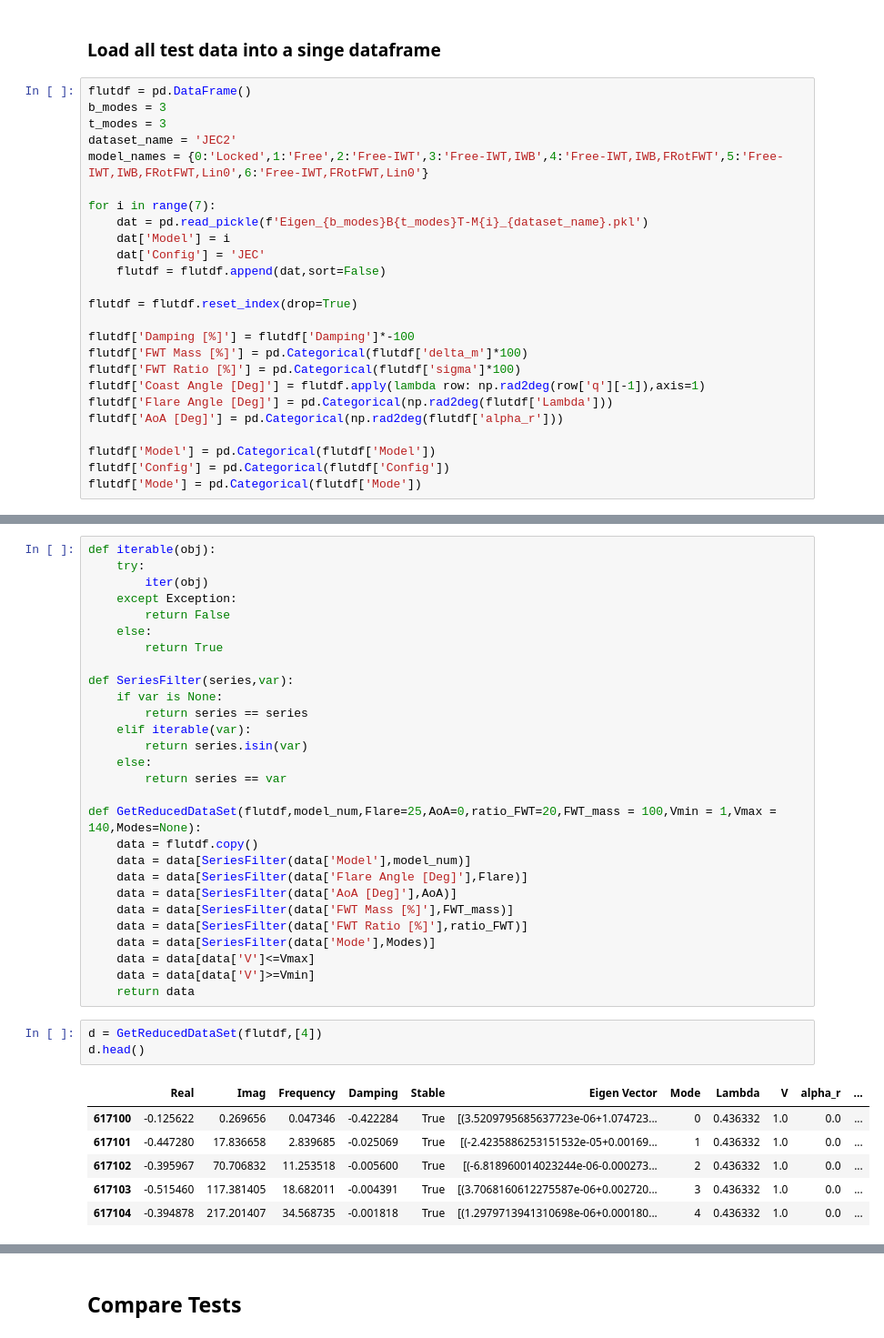
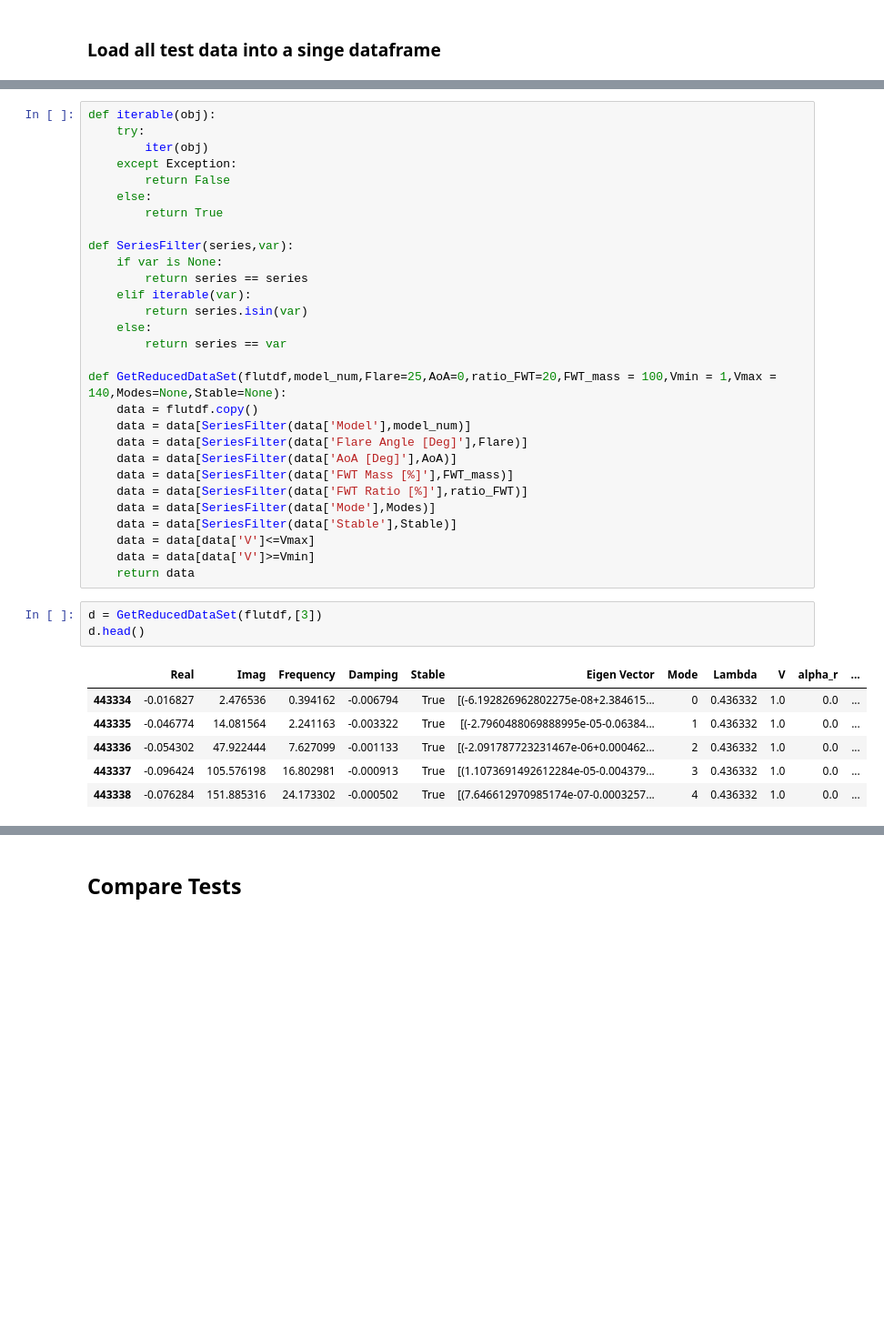
Before and after one commit to fh9g12/FwtModels, a Jupyter notebook: Workbooks/9_RectWingModelGen/4_Compare Results-JEC2.ipynb, the cells around one changed output, grey strips where cells are left out. Shown at 91% size. Cells and saved outputs as stored; diff of their text form; blank space fills up the shorter version.

```diff
--- a/Workbooks/9_RectWingModelGen/4_Compare Results-JEC2.ipynb
+++ b/Workbooks/9_RectWingModelGen/4_Compare Results-JEC2.ipynb
@@ -19,27 +70,2 @@ import custom_plot_objects as cpo
 # %% [markdown]
 ### Load all test data into a singe dataframe
-# %%
-flutdf = pd.DataFrame()
-b_modes = 3
-t_modes = 3
-dataset_name = 'JEC2'
-model_names = {0:'Locked',1:'Free',2:'Free-IWT',3:'Free-IWT,IWB',4:'Free-IWT,IWB,FRotFWT',5:'Free-IWT,IWB,FRotFWT,Lin0',6:'Free-IWT,FRotFWT,Lin0'}
-
-for i in range(7):
-    dat = pd.read_pickle(f'Eigen_{b_modes}B{t_modes}T-M{i}_{dataset_name}.pkl')
-    dat['Model'] = i
-    dat['Config'] = 'JEC'
-    flutdf = flutdf.append(dat,sort=False)
-
-flutdf = flutdf.reset_index(drop=True)
-
-flutdf['Damping [%]'] = flutdf['Damping']*-100
-flutdf['FWT Mass [%]'] = pd.Categorical(flutdf['delta_m']*100)
-flutdf['FWT Ratio [%]'] = pd.Categorical(flutdf['sigma']*100)
-flutdf['Coast Angle [Deg]'] = flutdf.apply(lambda row: np.rad2deg(row['q'][-1]),axis=1)
-flutdf['Flare Angle [Deg]'] = pd.Categorical(np.rad2deg(flutdf['Lambda']))
-flutdf['AoA [Deg]'] = pd.Categorical(np.rad2deg(flutdf['alpha_r']))
-
-flutdf['Model'] = pd.Categorical(flutdf['Model'])
-flutdf['Config'] = pd.Categorical(flutdf['Config'])
-flutdf['Mode'] = pd.Categorical(flutdf['Mode'])
@@ -64,7 +86,7 @@ def SeriesFilter(series,var):
     else:
         return series == var
 
-def GetReducedDataSet(flutdf,model_num,Flare=25,AoA=0,ratio_FWT=20,FWT_mass = 100,Vmin = 1,Vmax = 140,Modes=None):
+def GetReducedDataSet(flutdf,model_num,Flare=25,AoA=0,ratio_FWT=20,FWT_mass = 100,Vmin = 1,Vmax = 140,Modes=None,Stable=None):
     data = flutdf.copy()
     data = data[SeriesFilter(data['Model'],model_num)]
     data = data[SeriesFilter(data['Flare Angle [Deg]'],Flare)]
@@ -72,18 +94,19 @@ def GetReducedDataSet(flutdf,model_num,Flare=25,AoA=0,ratio_FWT=20,FWT_mass = 10
     data = data[SeriesFilter(data['FWT Mass [%]'],FWT_mass)]
     data = data[SeriesFilter(data['FWT Ratio [%]'],ratio_FWT)]
     data = data[SeriesFilter(data['Mode'],Modes)]
+    data = data[SeriesFilter(data['Stable'],Stable)]
     data = data[data['V']<=Vmax]
     data = data[data['V']>=Vmin]
     return data
 # %%
-d = GetReducedDataSet(flutdf,[4])
+d = GetReducedDataSet(flutdf,[3])
 d.head()
 # %% [output]
 |  | Real | Imag | Frequency | Damping | Stable | Eigen Vector | Mode | Lambda | V | alpha_r | ... |
-| 617100 | -0.125622 | 0.269656 | 0.047346 | -0.422284 | True | [(3.5209795685637723e-06+1.074723... | 0 | 0.436332 | 1.0 | 0.0 | ... |
-| 617101 | -0.447280 | 17.836658 | 2.839685 | -0.025069 | True | [(-2.4235886253151532e-05+0.00169... | 1 | 0.436332 | 1.0 | 0.0 | ... |
-| 617102 | -0.395967 | 70.706832 | 11.253518 | -0.005600 | True | [(-6.818960014023244e-06-0.000273... | 2 | 0.436332 | 1.0 | 0.0 | ... |
-| 617103 | -0.515460 | 117.381405 | 18.682011 | -0.004391 | True | [(3.7068160612275587e-06+0.002720... | 3 | 0.436332 | 1.0 | 0.0 | ... |
-| 617104 | -0.394878 | 217.201407 | 34.568735 | -0.001818 | True | [(1.2979713941310698e-06+0.000180... | 4 | 0.436332 | 1.0 | 0.0 | ... |
+| 443334 | -0.016827 | 2.476536 | 0.394162 | -0.006794 | True | [(-6.192826962802275e-08+2.384615... | 0 | 0.436332 | 1.0 | 0.0 | ... |
+| 443335 | -0.046774 | 14.081564 | 2.241163 | -0.003322 | True | [(-2.7960488069888995e-05-0.06384... | 1 | 0.436332 | 1.0 | 0.0 | ... |
+| 443336 | -0.054302 | 47.922444 | 7.627099 | -0.001133 | True | [(-2.091787723231467e-06+0.000462... | 2 | 0.436332 | 1.0 | 0.0 | ... |
+| 443337 | -0.096424 | 105.576198 | 16.802981 | -0.000913 | True | [(1.1073691492612284e-05-0.004379... | 3 | 0.436332 | 1.0 | 0.0 | ... |
+| 443338 | -0.076284 | 151.885316 | 24.173302 | -0.000502 | True | [(7.646612970985174e-07-0.0003257... | 4 | 0.436332 | 1.0 | 0.0 | ... |
 5 rows × 21 columns
 # %%
```
Also changed, not shown: parts of 8 cells of this notebook, 29 other files.
